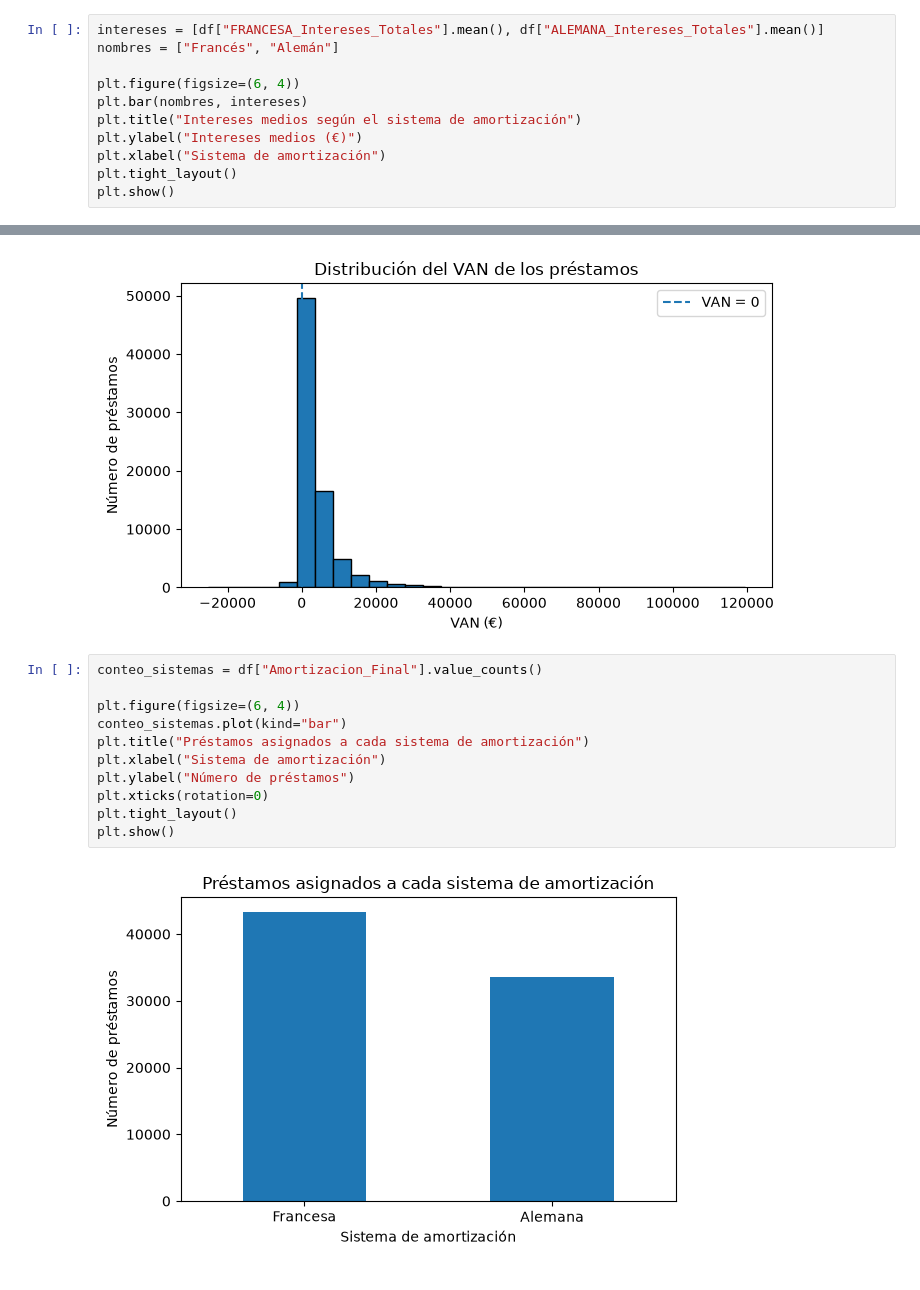
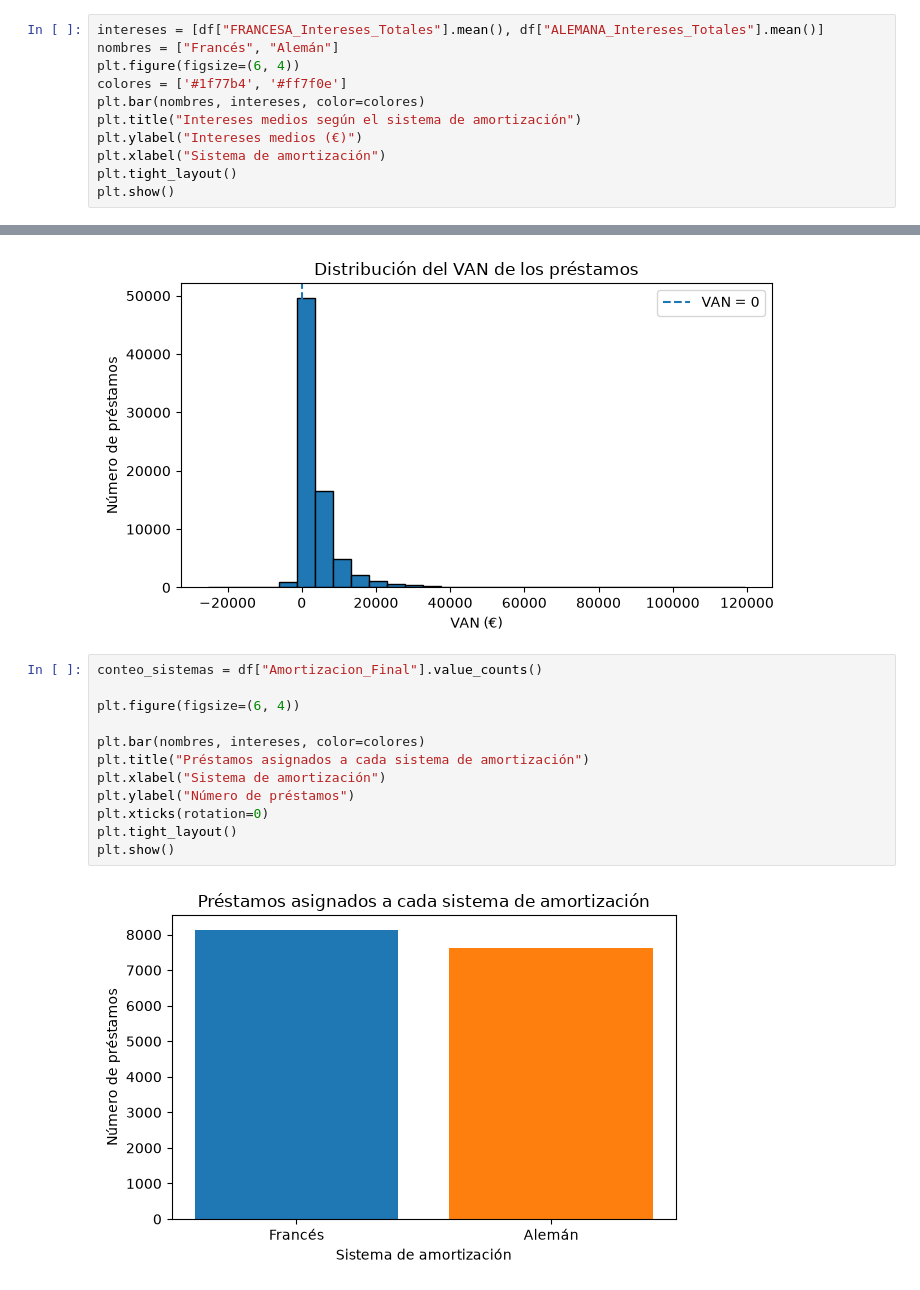
Before and after one commit to NaiaArroyo/RETO-5-NARANJA, a Jupyter notebook: Notebook Amortizacion Francesa y Aleman.ipynb, the cells around one changed output, grey strips where cells are left out. Cells and saved outputs as stored; diff of their text form.

```diff
--- a/Notebook Amortizacion Francesa y Aleman.ipynb
+++ b/Notebook Amortizacion Francesa y Aleman.ipynb
@@ -672,9 +672,9 @@ resumen.round(3)
 # %%
 intereses = [df["FRANCESA_Intereses_Totales"].mean(), df["ALEMANA_Intereses_Totales"].mean()]
 nombres = ["Francés", "Alemán"]
-
 plt.figure(figsize=(6, 4))
-plt.bar(nombres, intereses)
+colores = ['#1f77b4', '#ff7f0e']
+plt.bar(nombres, intereses, color=colores)
 plt.title("Intereses medios según el sistema de amortización")
 plt.ylabel("Intereses medios (€)")
 plt.xlabel("Sistema de amortización")
@@ -744,16 +743,17 @@ plt.show()
 # %%
 conteo_sistemas = df["Amortizacion_Final"].value_counts()
 
 plt.figure(figsize=(6, 4))
-conteo_sistemas.plot(kind="bar")
+
+plt.bar(nombres, intereses, color=colores)
 plt.title("Préstamos asignados a cada sistema de amortización")
 plt.xlabel("Sistema de amortización")
 plt.ylabel("Número de préstamos")
 plt.xticks(rotation=0)
 plt.tight_layout()
 plt.show()
 # %% [output]
-[figure, old version]
+[figure, new version]
 # %%
 impago_sistema = df.groupby("Amortizacion_Final")["Impago"].mean() * 100
 
```
Also changed, not shown: parts of 3 cells of this notebook.
